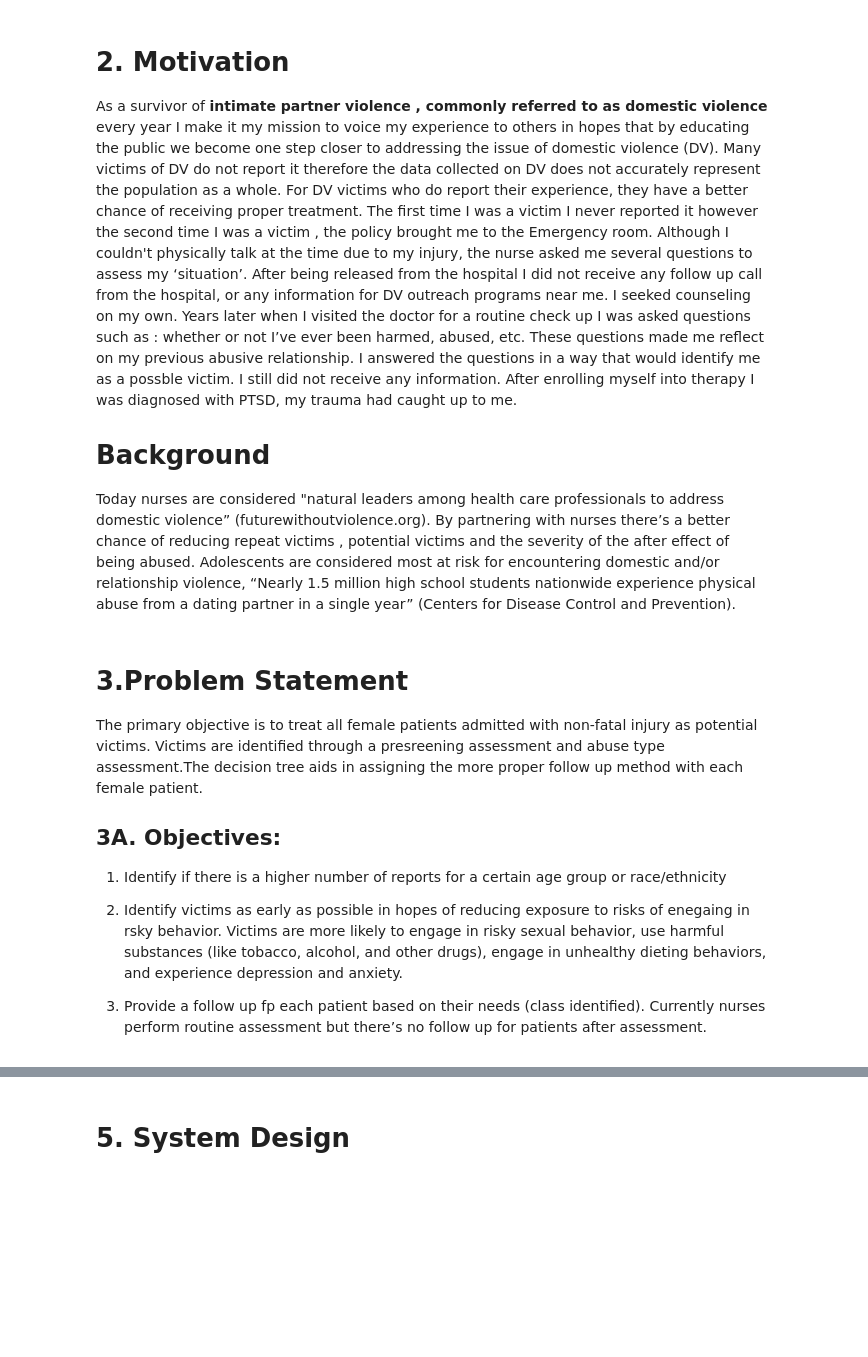
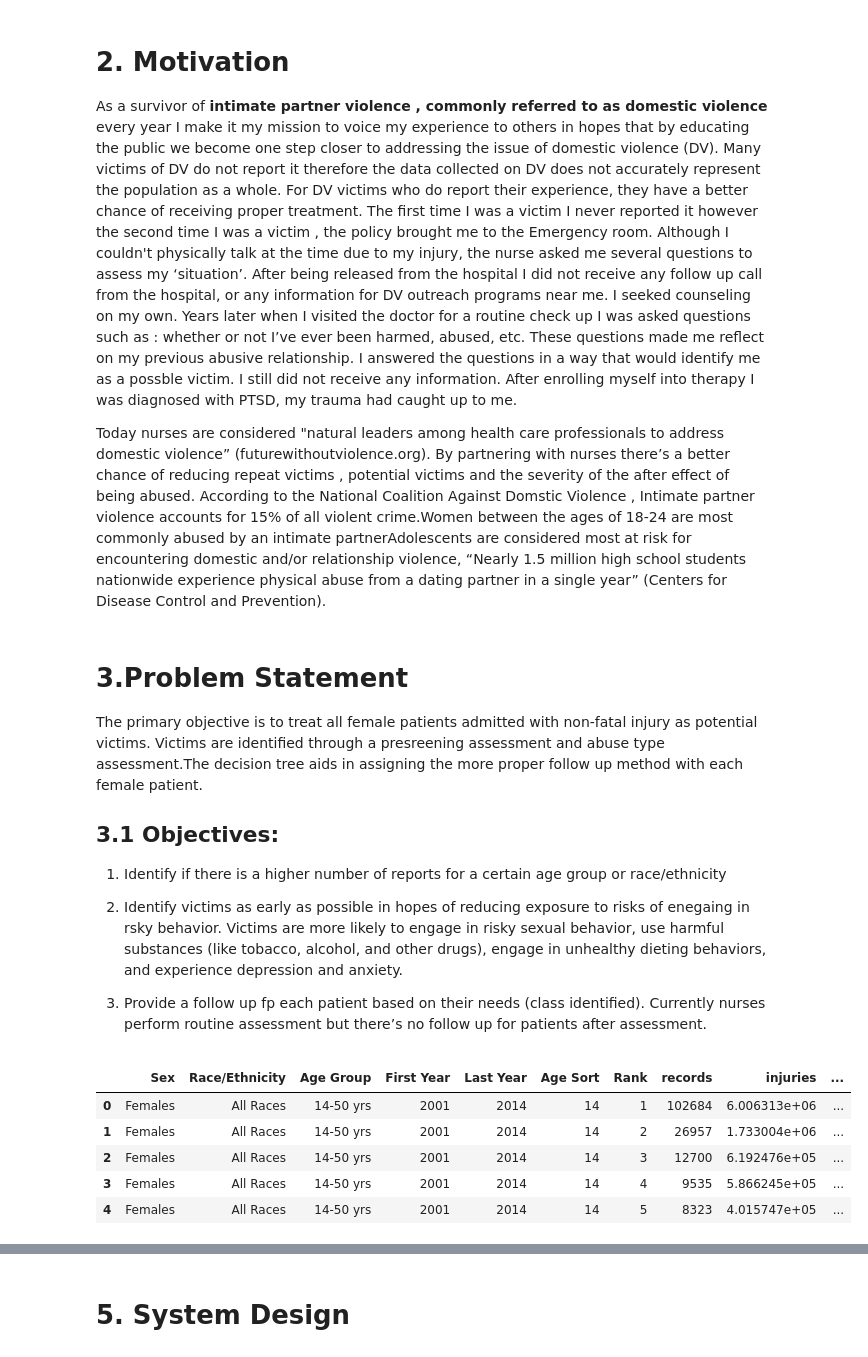
Before and after one commit to ClarkeDee/Capstone, a Jupyter notebook: BA590Proposal.ipynb, the cells around one changed output, grey strips where cells are left out. Cells and saved outputs as stored; diff of their text form; code cells hidden in the pictures; blank space fills up the shorter version.

```diff
--- a/BA590Proposal.ipynb
+++ b/BA590Proposal.ipynb
@@ -50,18 +47,28 @@ Victims that were not idenitfied in the prescreening processs have a chance of b
 # 2. Motivation
 As a survivor of **intimate partner violence , commonly referred to as domestic violence** every year I make it my mission to voice my experience  to others in hopes that by educating the public we become one step closer to addressing the issue of domestic violence (DV). Many victims of DV do not report it therefore the data collected on DV does not accurately represent the population as a whole. For DV victims who do report their experience, they have a better chance of receiving proper treatment. The first time I was a victim I never reported it however the second time I was a victim , the policy brought me to the Emergency room. Although I couldn't physically talk at the time due to my injury, the nurse asked me several questions to assess my ‘situation’. After being released from the hospital I did not receive any follow up call from the hospital, or any information for DV outreach programs near me. I seeked counseling on my own. Years later when I visited the doctor for a routine check up  I was asked questions such as : whether or not I’ve ever been harmed, abused, etc. These questions made me reflect on my previous abusive relationship.  I answered the questions in a way that would identify me as a possble victim. I still did not receive any information. After enrolling myself into therapy I was diagnosed with PTSD, my trauma had caught up to me.
 
-# Background
- Today nurses are considered "natural leaders among health care professionals to address domestic violence” (futurewithoutviolence.org). By partnering with nurses there’s a better chance of reducing repeat victims , potential victims and the severity of the after effect of being abused.
-Adolescents are considered most at risk for encountering domestic and/or relationship violence, “Nearly 1.5 million high school students nationwide experience physical abuse from a dating partner in a single year” (Centers for Disease Control and Prevention).
+ Today nurses are considered "natural leaders among health care professionals to address domestic violence” (futurewithoutviolence.org). By partnering with nurses there’s a better chance of reducing repeat victims , potential victims and the severity of the after effect of being abused. According to the National Coalition Against Domstic Violence , Intimate partner violence accounts for 15% of all violent crime.Women between the ages of 18-24 are most commonly abused by an intimate partnerAdolescents are considered most at risk for encountering domestic and/or relationship violence, “Nearly 1.5 million high school students nationwide experience physical abuse from a dating partner in a single year” (Centers for Disease Control and Prevention).
 # %% [markdown]
 # 3.Problem Statement
 
 The primary objective is to treat all female patients admitted with non-fatal injury as potential victims.  Victims are identified through a presreening assessment and abuse type assessment.The decision tree aids in assigning the more proper follow up method with each female patient.
 
 
-## 3A. Objectives:
+## 3.1 Objectives:
 1. Identify if there is a higher number of reports for a certain age group or race/ethnicity
 
 2. Identify victims as early as possible in hopes of  reducing exposure to risks of enegaing in rsky behavior. Victims are more likely to engage in risky sexual behavior, use harmful substances (like tobacco, alcohol, and other drugs), engage in unhealthy dieting behaviors, and experience depression and anxiety.
 
 3. Provide a follow up fp each patient based on their needs (class identified). Currently nurses perform routine assessment but there’s no follow up for patients after assessment.
+# %%
+#import demo data from centers for disease control
+dd= pd.read_csv( "lcd - Sheet1.csv")
+# %%
+dd.head()
+# %% [output]
+|  | Sex | Race/Ethnicity | Age Group | First Year | Last Year | Age Sort | Rank | records | injuries | ... |
+| 0 | Females | All Races | 14-50 yrs | 2001 | 2014 | 14 | 1 | 102684 | 6.006313e+06 | ... |
+| 1 | Females | All Races | 14-50 yrs | 2001 | 2014 | 14 | 2 | 26957 | 1.733004e+06 | ... |
+| 2 | Females | All Races | 14-50 yrs | 2001 | 2014 | 14 | 3 | 12700 | 6.192476e+05 | ... |
+| 3 | Females | All Races | 14-50 yrs | 2001 | 2014 | 14 | 4 | 9535 | 5.866245e+05 | ... |
+| 4 | Females | All Races | 14-50 yrs | 2001 | 2014 | 14 | 5 | 8323 | 4.015747e+05 | ... |
```
Also changed, not shown: parts of 48 cells of this notebook, 7 other files.
